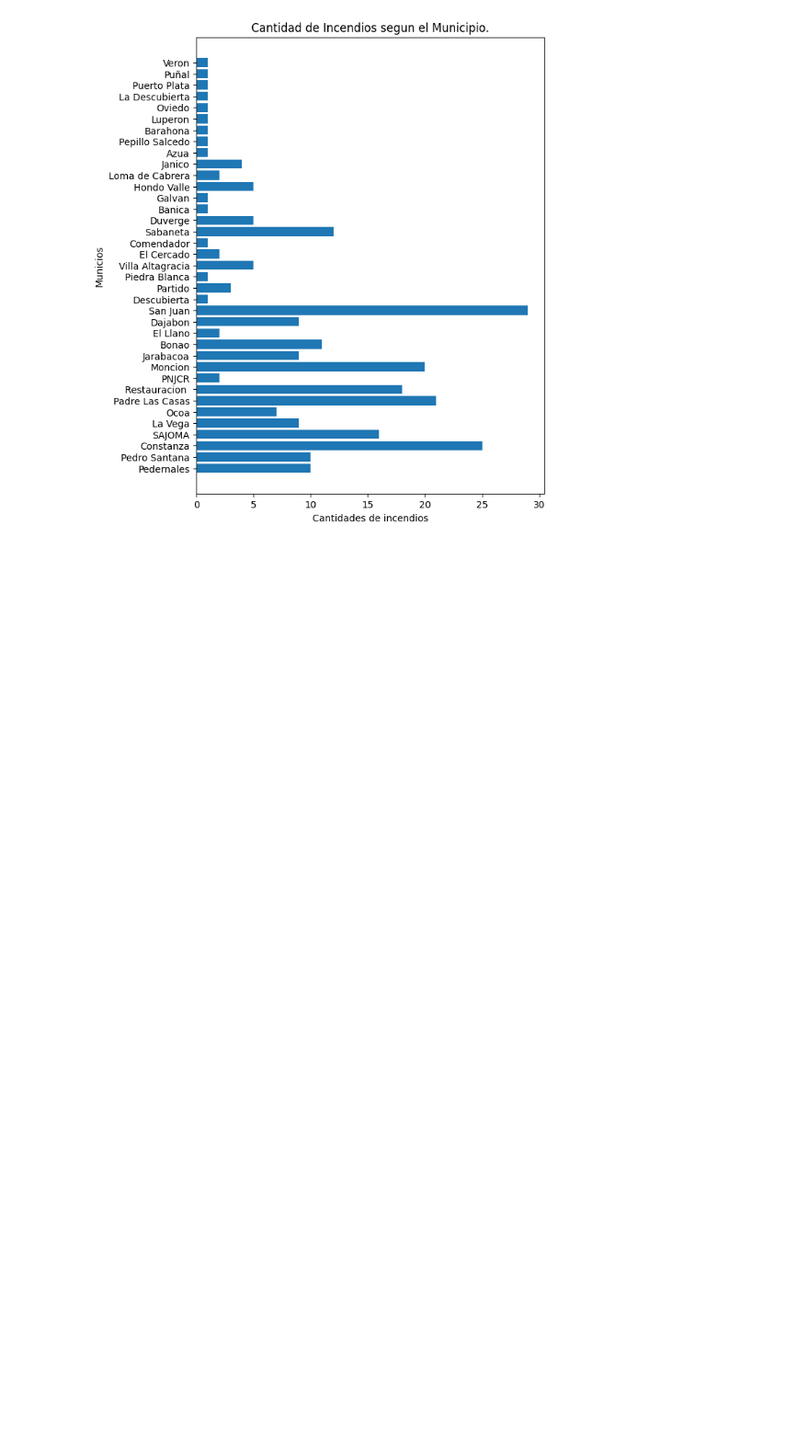
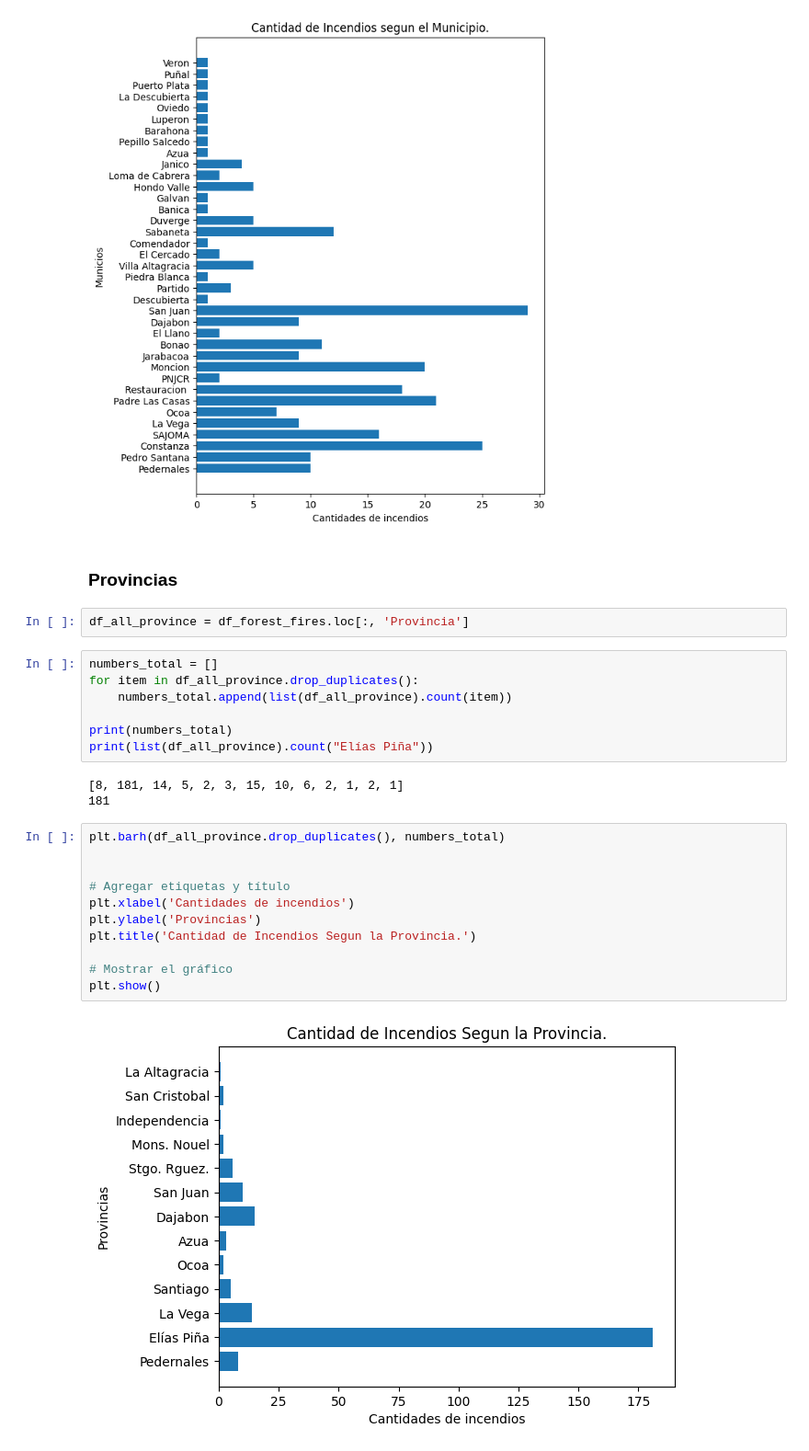
Before and after one commit to Edwinroman30/sic-forest-fire-rd, a Jupyter notebook: notebooks/forest-fire-questions-1-2.ipynb, the cells around one changed output. Shown: that part at 92% size. Saved outputs shown, nothing was run; the diff lists cells and outputs as text; blank space fills up the shorter version.

Commit message:
He graficado todas las provincias junto a las cantidades de incendios que han tenido.

```diff
--- a/notebooks/forest-fire-questions-1-2.ipynb
+++ b/notebooks/forest-fire-questions-1-2.ipynb
@@ -76,3 +119,30 @@ plt.title('Cantidad de Incendios segun el Municipio.')
 plt.show()
 # %% [output]
 [figure]
+# %% [markdown]
+### Provincias
+# %%
+df_all_province = df_forest_fires.loc[:, 'Provincia']
+# %%
+numbers_total = []
+for item in df_all_province.drop_duplicates():
+    numbers_total.append(list(df_all_province).count(item))
+
+print(numbers_total)
+print(list(df_all_province).count("Elías Piña"))
+# %% [output]
+[8, 181, 14, 5, 2, 3, 15, 10, 6, 2, 1, 2, 1]
+181
+# %%
+plt.barh(df_all_province.drop_duplicates(), numbers_total)
+
+
+# Agregar etiquetas y título
+plt.xlabel('Cantidades de incendios')
+plt.ylabel('Provincias')
+plt.title('Cantidad de Incendios Segun la Provincia.')
+
+# Mostrar el gráfico
+plt.show()
+# %% [output]
+[figure, added]
```
Also changed, not shown: parts of 5 cells of this notebook.
